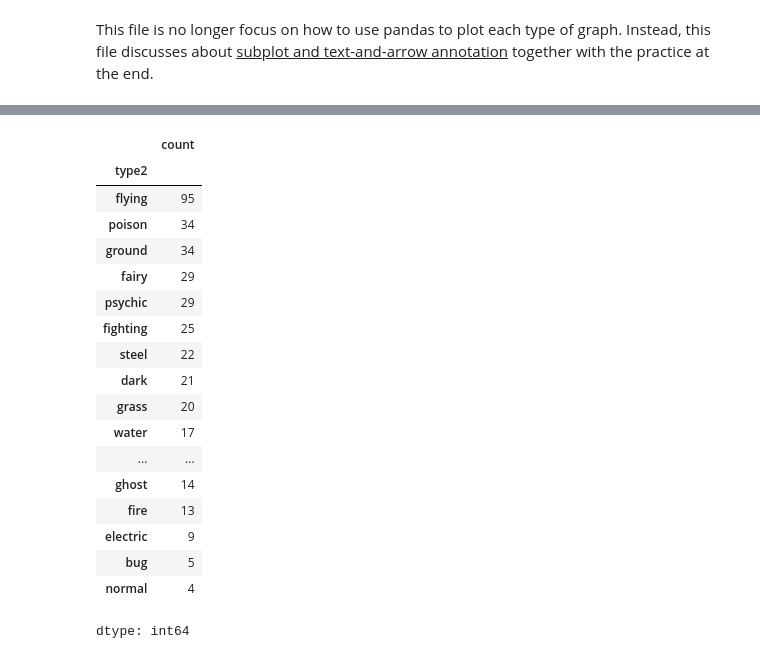
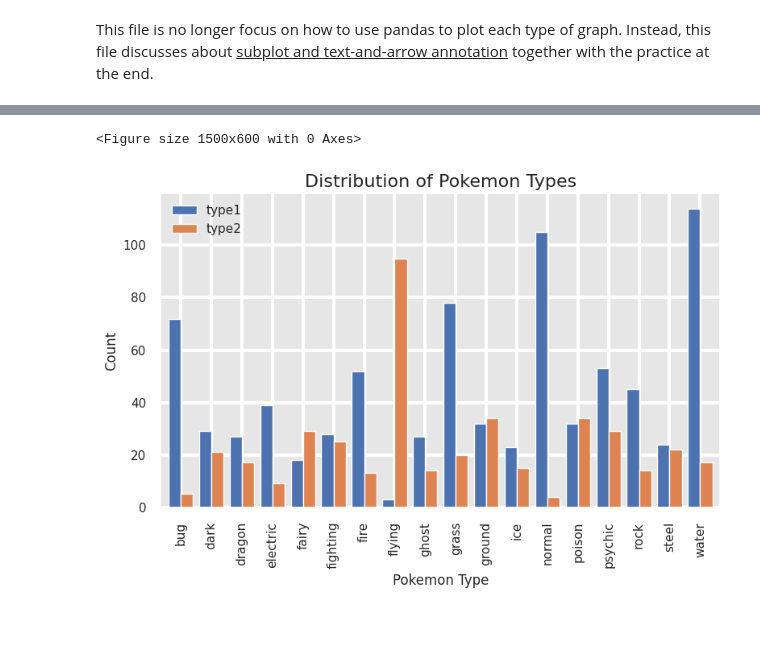
Before and after one commit to RatanakamonS/DADS5001-PART1, a Jupyter notebook: HW/HW4_6620422002_Ratanakamon_Somklang.ipynb, the cells around one changed output, grey strips where cells are left out. Saved outputs shown, nothing was run; the diff lists cells and outputs as text; code cells hidden in the pictures; blank space fills up the shorter version.

```diff
--- a/HW/HW4_6620422002_Ratanakamon_Somklang.ipynb
+++ b/HW/HW4_6620422002_Ratanakamon_Somklang.ipynb
@@ -51,23 +31,38 @@ dtype: int64
-# %%
-type2_count = pokemon_df['type2'].value_counts()
-type2_count
-# %% [output]
-|  | count |
-| type2 |  |
-| flying | 95 |
-| poison | 34 |
-| ground | 34 |
-| fairy | 29 |
-| psychic | 29 |
-| fighting | 25 |
-| steel | 22 |
-| dark | 21 |
-| grass | 20 |
-| water | 17 |
-| ... | ... |
-| ghost | 14 |
-| fire | 13 |
-| electric | 9 |
-| bug | 5 |
-| normal | 4 |
-dtype: int64
+# %%
+import pandas as pd
+import matplotlib.pyplot as plt
+import seaborn as sns
+
+# Load the data
+pokemon_df = pd.read_csv("https://raw.githubusercontent.com/RatanakamonS/DADS5001-PART1/refs/heads/main/week5/pokemon%20(1).csv")
+
+# Get value counts for type1 and type2
+type1 = pokemon_df['type1'].value_counts()
+type2 = pokemon_df['type2'].value_counts()
+
+# Combine the data into a single DataFrame
+types_df = pd.DataFrame({'type1': type1, 'type2': type2}).fillna(0)
+
+# Sort the DataFrame alphabetically by index (type names)
+types_df = types_df.sort_index()
+
+# Set up the plot
+plt.figure(figsize=(15, 6))
+sns.set_style("darkgrid", {"axes.facecolor": ".9"})
+
+# Create the bar plot
+ax = types_df.plot(kind='bar', width=0.8)
+
+# Customize the plot
+plt.title('Distribution of Pokemon Types', fontsize=16)
+plt.xlabel('Pokemon Type', fontsize=12)
+plt.ylabel('Count', fontsize=12)
+plt.legend(['type1', 'type2'])
+#plt.xticks(rotation=45, ha='right')
+
+# Adjust layout and display the plot
+plt.tight_layout()
+plt.show()
+# %% [output]
+<Figure size 1500x600 with 0 Axes>
+[figure, added]
```
Also changed, not shown: parts of 2 cells of this notebook.
